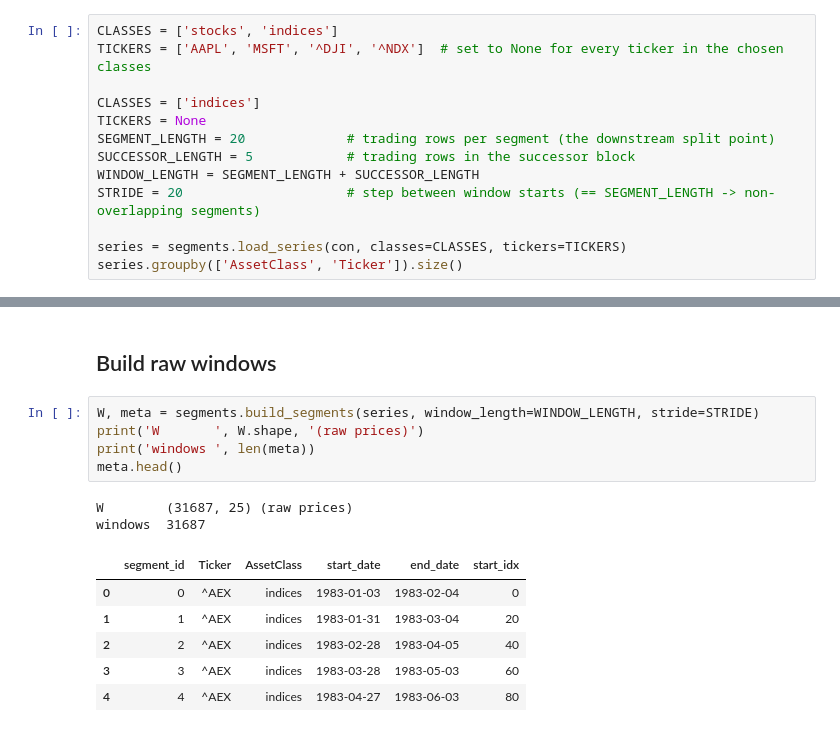
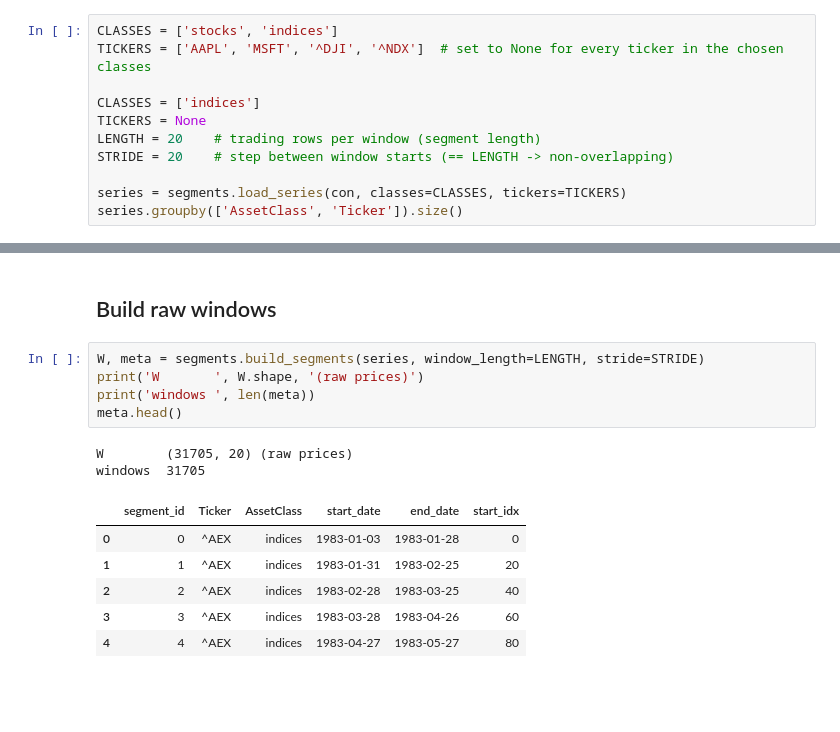
Before and after one commit to marcdumon/investalyze, a Jupyter notebook: notebooks/3_segment_explore.ipynb, the cells around one changed output, grey strips where cells are left out. Drawn from its saved outputs; the diff is of its cells as text; blank space fills up the shorter version.

```diff
--- a/notebooks/3_segment_explore.ipynb
+++ b/notebooks/3_segment_explore.ipynb
@@ -27,10 +28,8 @@ TICKERS = ['AAPL', 'MSFT', '^DJI', '^NDX']  # set to None for every ticker in th
 
 CLASSES = ['indices']
 TICKERS = None
-SEGMENT_LENGTH = 20             # trading rows per segment (the downstream split point)
-SUCCESSOR_LENGTH = 5            # trading rows in the successor block
-WINDOW_LENGTH = SEGMENT_LENGTH + SUCCESSOR_LENGTH
-STRIDE = 20                     # step between window starts (== SEGMENT_LENGTH -> non-overlapping segments)
+LENGTH = 20    # trading rows per window (segment length)
+STRIDE = 20    # step between window starts (== LENGTH -> non-overlapping)
 
 series = segments.load_series(con, classes=CLASSES, tickers=TICKERS)
 series.groupby(['AssetClass', 'Ticker']).size()
@@ -51,17 +50,17 @@ Length: 62, dtype: int64
 # %% [markdown]
 ## Build raw windows
 # %%
-W, meta = segments.build_segments(series, window_length=WINDOW_LENGTH, stride=STRIDE)
+W, meta = segments.build_segments(series, window_length=LENGTH, stride=STRIDE)
 print('W       ', W.shape, '(raw prices)')
 print('windows ', len(meta))
 meta.head()
 # %% [output]
-W        (31687, 25) (raw prices)
-windows  31687
+W        (31705, 20) (raw prices)
+windows  31705
 |  | segment_id | Ticker | AssetClass | start_date | end_date | start_idx |
-| 0 | 0 | ^AEX | indices | 1983-01-03 | 1983-02-04 | 0 |
-| 1 | 1 | ^AEX | indices | 1983-01-31 | 1983-03-04 | 20 |
-| 2 | 2 | ^AEX | indices | 1983-02-28 | 1983-04-05 | 40 |
-| 3 | 3 | ^AEX | indices | 1983-03-28 | 1983-05-03 | 60 |
-| 4 | 4 | ^AEX | indices | 1983-04-27 | 1983-06-03 | 80 |
+| 0 | 0 | ^AEX | indices | 1983-01-03 | 1983-01-28 | 0 |
+| 1 | 1 | ^AEX | indices | 1983-01-31 | 1983-02-25 | 20 |
+| 2 | 2 | ^AEX | indices | 1983-02-28 | 1983-03-25 | 40 |
+| 3 | 3 | ^AEX | indices | 1983-03-28 | 1983-04-26 | 60 |
+| 4 | 4 | ^AEX | indices | 1983-04-27 | 1983-05-27 | 80 |
 # %% [markdown]
```
Also changed, not shown: parts of 7 cells of this notebook.
